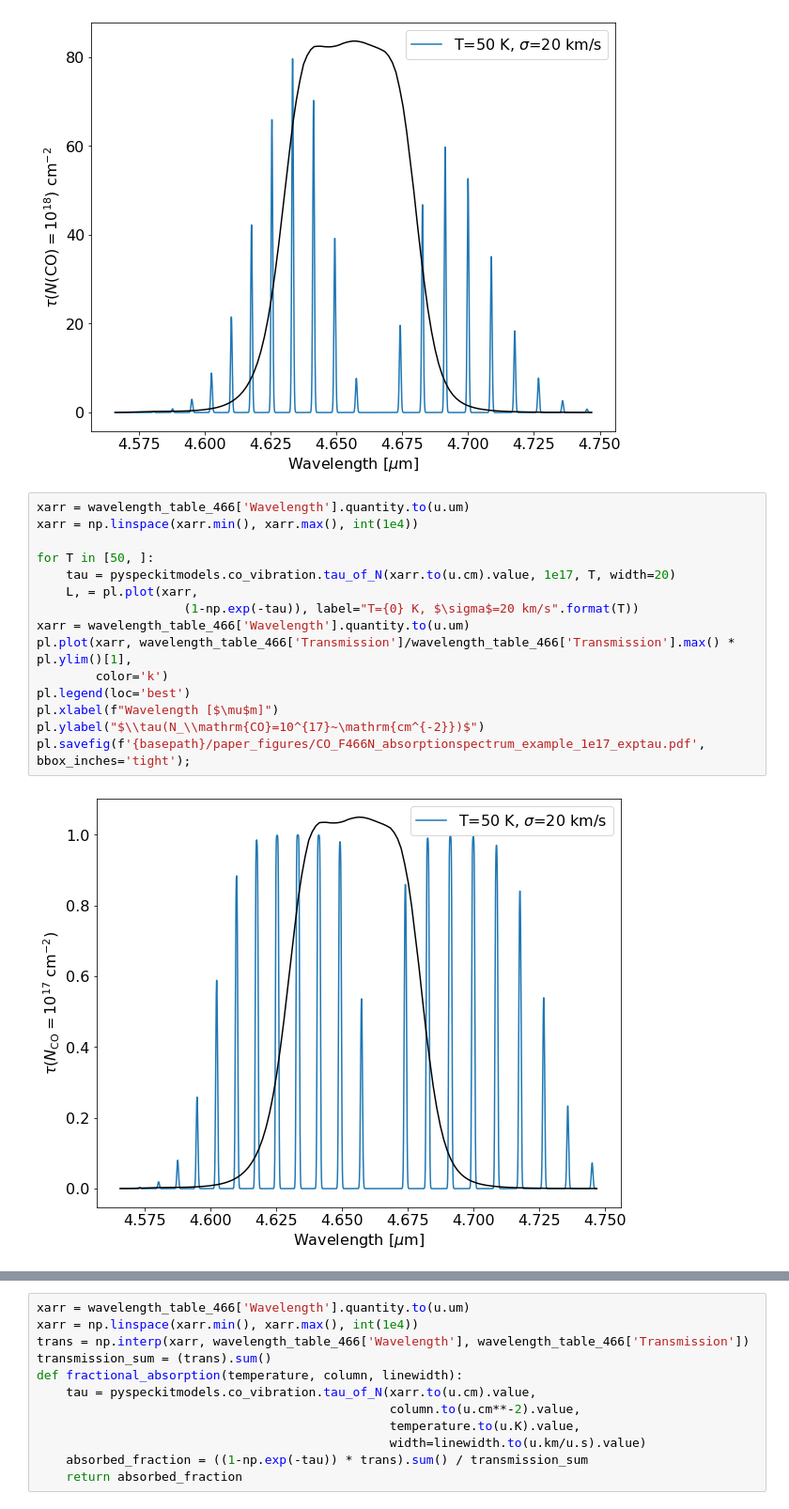
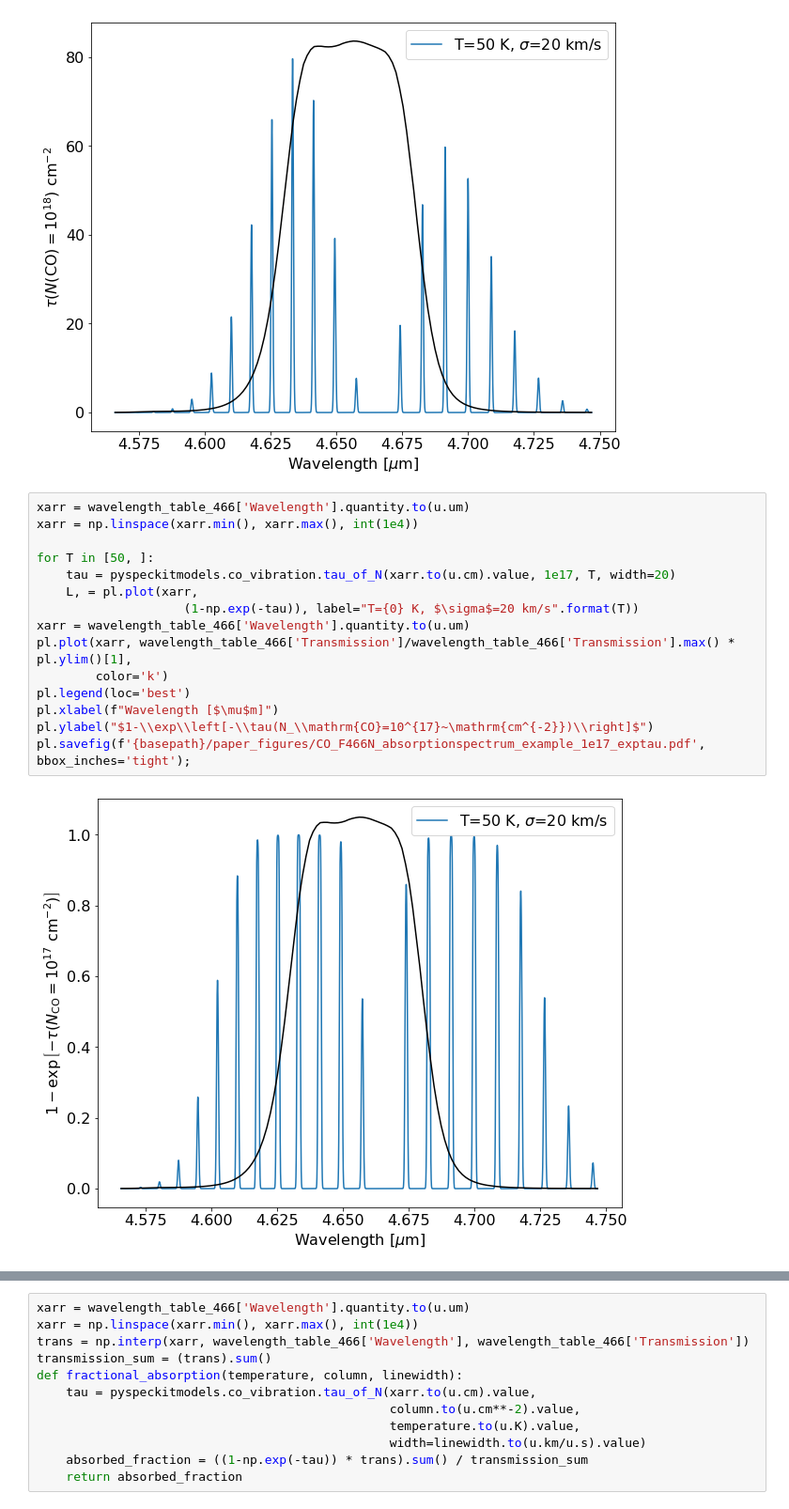
Before and after one commit to keflavich/brick-jwst-2221, a Jupyter notebook: notebooks/COFundamentalModeling.ipynb, the cells around one changed output, grey strips where cells are left out. Shown at 94% size. Drawn from its saved outputs; the diff is of its cells as text.

```diff
--- a/notebooks/COFundamentalModeling.ipynb
+++ b/notebooks/COFundamentalModeling.ipynb
@@ -83,20 +85,20 @@ pl.ylabel("$\\tau(N(\\mathrm{CO})=10^{18})~\mathrm{cm^{-2}}$");
 # %%
 xarr = wavelength_table_466['Wavelength'].quantity.to(u.um)
 xarr = np.linspace(xarr.min(), xarr.max(), int(1e4))
 
 for T in [50, ]:
     tau = pyspeckitmodels.co_vibration.tau_of_N(xarr.to(u.cm).value, 1e17, T, width=20)
     L, = pl.plot(xarr,
                     (1-np.exp(-tau)), label="T={0} K, $\sigma$=20 km/s".format(T))
 xarr = wavelength_table_466['Wavelength'].quantity.to(u.um)
 pl.plot(xarr, wavelength_table_466['Transmission']/wavelength_table_466['Transmission'].max() * pl.ylim()[1],
         color='k')
 pl.legend(loc='best')
 pl.xlabel(f"Wavelength [$\mu$m]")
-pl.ylabel("$\\tau(N_\\mathrm{CO}=10^{17}~\mathrm{cm^{-2}})$")
+pl.ylabel("$1-\\exp\\left[-\\tau(N_\\mathrm{CO}=10^{17}~\mathrm{cm^{-2}})\\right]$")
 pl.savefig(f'{basepath}/paper_figures/CO_F466N_absorptionspectrum_example_1e17_exptau.pdf', bbox_inches='tight');
 # %% [output]
-[figure, old version]
+[figure, new version]
 # %%
 xarr = wavelength_table_466['Wavelength'].quantity.to(u.um)
 xarr = np.linspace(xarr.min(), xarr.max(), int(1e4))
```
Also changed, not shown: parts of 18 cells of this notebook, 2 other files.
